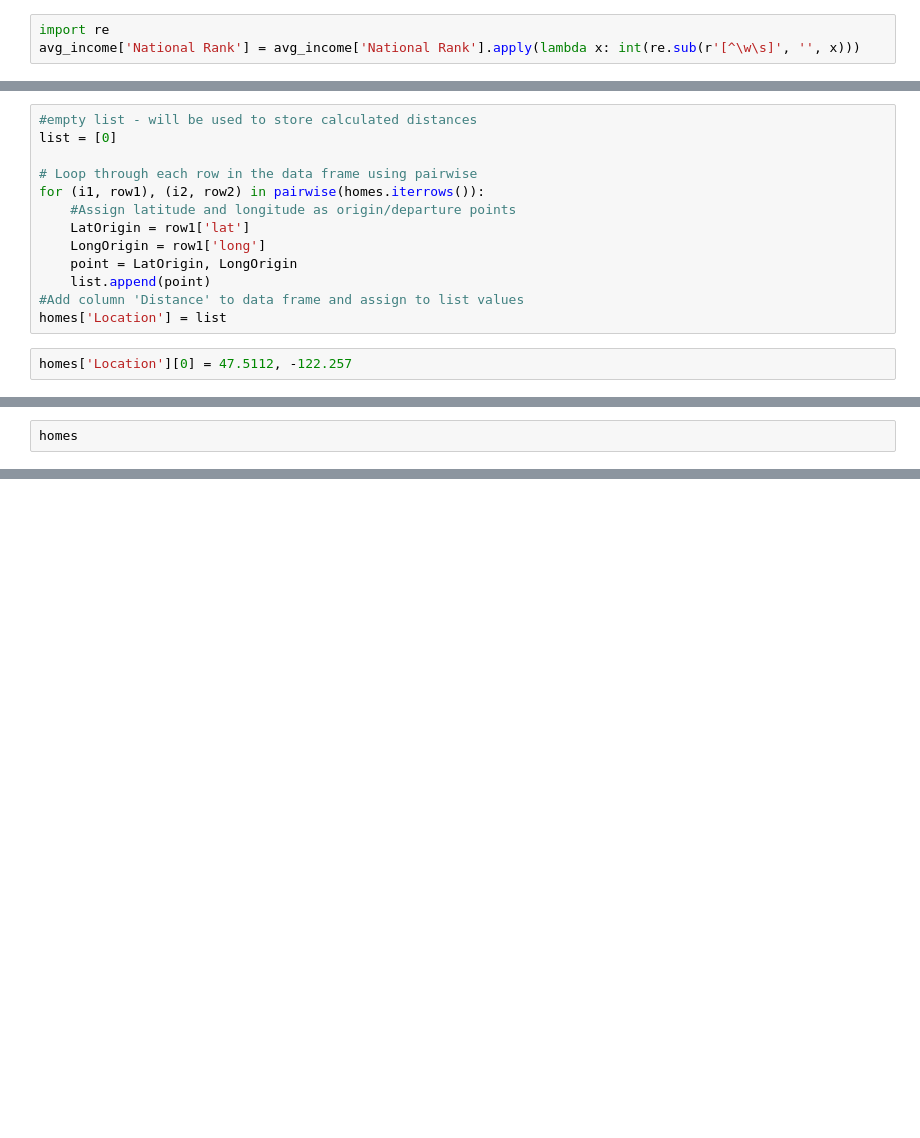
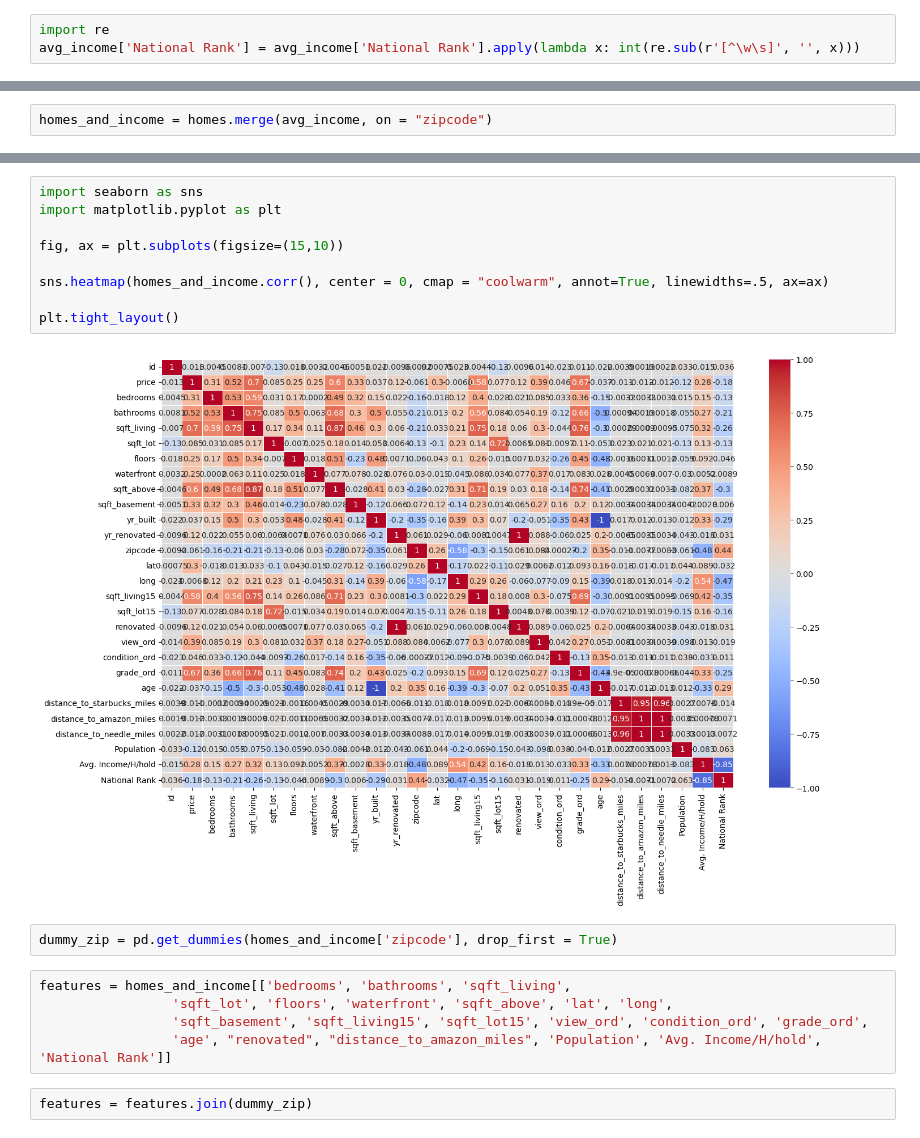
Before and after one commit to tweatherfordk/Linear-Regression-Housing-Model, a Jupyter notebook: data/income_analysis.ipynb, the cells around one changed output, grey strips where cells are left out. Saved outputs shown, nothing was run; the diff lists cells and outputs as text; blank space fills up the shorter version.

```diff
--- a/data/income_analysis.ipynb
+++ b/data/income_analysis.ipynb
@@ -100,15 +83,0 @@ def pairwise(iterable):
-# %%
-#empty list - will be used to store calculated distances
-list = [0]
-
-# Loop through each row in the data frame using pairwise
-for (i1, row1), (i2, row2) in pairwise(homes.iterrows()):
-    #Assign latitude and longitude as origin/departure points
-    LatOrigin = row1['lat']
-    LongOrigin = row1['long']
-    point = LatOrigin, LongOrigin
-    list.append(point)
-#Add column 'Distance' to data frame and assign to list values
-homes['Location'] = list
-# %%
-homes['Location'][0] = 47.5112, -122.257
@@ -117,2 +94,2 @@ homes['Location'][0] = 47.5112, -122.257
 # %%
-homes
+homes_and_income = homes.merge(avg_income, on = "zipcode")
@@ -132,0 +107,20 @@ homes
+# %%
+import seaborn as sns
+import matplotlib.pyplot as plt
+
+fig, ax = plt.subplots(figsize=(15,10))
+
+sns.heatmap(homes_and_income.corr(), center = 0, cmap = "coolwarm", annot=True, linewidths=.5, ax=ax)
+
+plt.tight_layout()
+# %% [output]
+[figure, added]
+# %%
+dummy_zip = pd.get_dummies(homes_and_income['zipcode'], drop_first = True)
+# %%
+features = homes_and_income[['bedrooms', 'bathrooms', 'sqft_living',
+                 'sqft_lot', 'floors', 'waterfront', 'sqft_above', 'lat', 'long',
+                 'sqft_basement', 'sqft_living15', 'sqft_lot15', 'view_ord', 'condition_ord', 'grade_ord',
+                 'age', "renovated", "distance_to_amazon_miles", 'Population', 'Avg. Income/H/hold', 'National Rank']]
+# %%
+features = features.join(dummy_zip)
```
Also changed, not shown: parts of 29 cells of this notebook, 3 other files.
